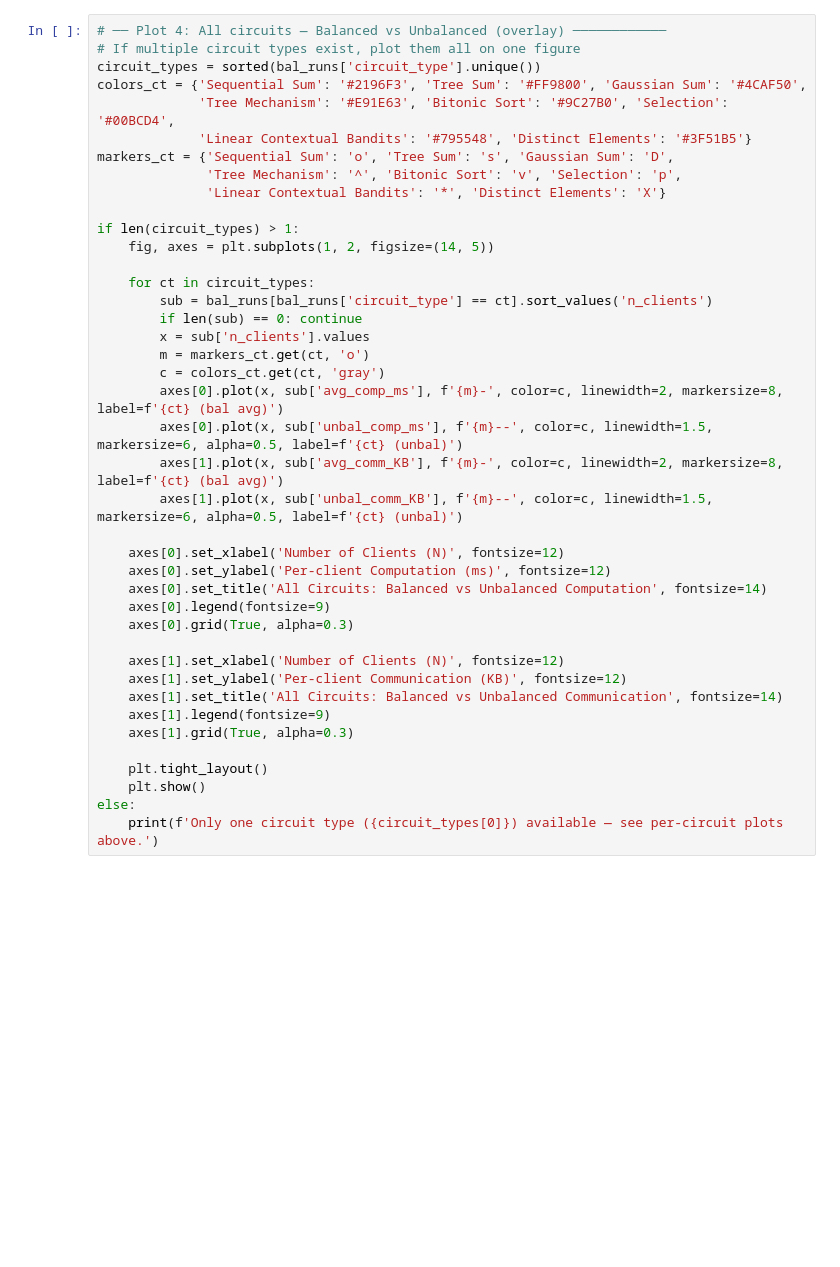
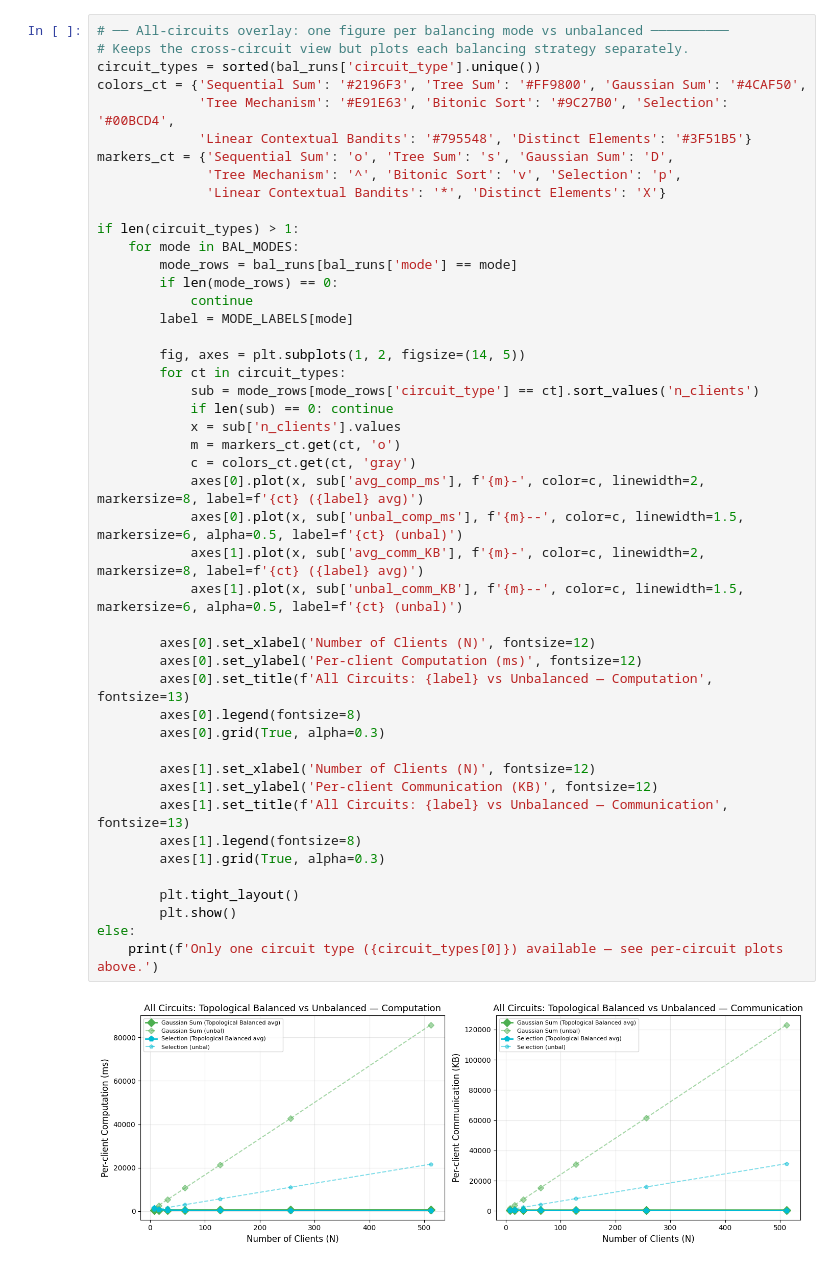
Before and after one commit to stoneboat/shuffle-DP-protocols, a Jupyter notebook: src/are-protocol-network/visualize_network.ipynb, the cells around one changed output. Drawn from its saved outputs; the diff is of its cells as text; blank space fills up the shorter version.

```diff
--- a/src/are-protocol-network/visualize_network.ipynb
+++ b/src/are-protocol-network/visualize_network.ipynb
@@ -201,41 +294,48 @@ for ct in circuit_types:
 # %%
-# ── Plot 4: All circuits — Balanced vs Unbalanced (overlay) ────────────
-# If multiple circuit types exist, plot them all on one figure
+# ── All-circuits overlay: one figure per balancing mode vs unbalanced ──────────
+# Keeps the cross-circuit view but plots each balancing strategy separately.
 circuit_types = sorted(bal_runs['circuit_type'].unique())
 colors_ct = {'Sequential Sum': '#2196F3', 'Tree Sum': '#FF9800', 'Gaussian Sum': '#4CAF50',
              'Tree Mechanism': '#E91E63', 'Bitonic Sort': '#9C27B0', 'Selection': '#00BCD4',
              'Linear Contextual Bandits': '#795548', 'Distinct Elements': '#3F51B5'}
 markers_ct = {'Sequential Sum': 'o', 'Tree Sum': 's', 'Gaussian Sum': 'D',
               'Tree Mechanism': '^', 'Bitonic Sort': 'v', 'Selection': 'p',
               'Linear Contextual Bandits': '*', 'Distinct Elements': 'X'}
 
 if len(circuit_types) > 1:
-    fig, axes = plt.subplots(1, 2, figsize=(14, 5))
+    for mode in BAL_MODES:
+        mode_rows = bal_runs[bal_runs['mode'] == mode]
+        if len(mode_rows) == 0:
+            continue
+        label = MODE_LABELS[mode]
 
-    for ct in circuit_types:
-        sub = bal_runs[bal_runs['circuit_type'] == ct].sort_values('n_clients')
-        if len(sub) == 0: continue
-        x = sub['n_clients'].values
-        m = markers_ct.get(ct, 'o')
-        c = colors_ct.get(ct, 'gray')
-        axes[0].plot(x, sub['avg_comp_ms'], f'{m}-', color=c, linewidth=2, markersize=8, label=f'{ct} (bal avg)')
-        axes[0].plot(x, sub['unbal_comp_ms'], f'{m}--', color=c, linewidth=1.5, markersize=6, alpha=0.5, label=f'{ct} (unbal)')
-        axes[1].plot(x, sub['avg_comm_KB'], f'{m}-', color=c, linewidth=2, markersize=8, label=f'{ct} (bal avg)')
-        axes[1].plot(x, sub['unbal_comm_KB'], f'{m}--', color=c, linewidth=1.5, markersize=6, alpha=0.5, label=f'{ct} (unbal)')
+        fig, axes = plt.subplots(1, 2, figsize=(14, 5))
+        for ct in circuit_types:
+            sub = mode_rows[mode_rows['circuit_type'] == ct].sort_values('n_clients')
+            if len(sub) == 0: continue
+            x = sub['n_clients'].values
+            m = markers_ct.get(ct, 'o')
+            c = colors_ct.get(ct, 'gray')
+            axes[0].plot(x, sub['avg_comp_ms'], f'{m}-', color=c, linewidth=2, markersize=8, label=f'{ct} ({label} avg)')
+            axes[0].plot(x, sub['unbal_comp_ms'], f'{m}--', color=c, linewidth=1.5, markersize=6, alpha=0.5, label=f'{ct} (unbal)')
+            axes[1].plot(x, sub['avg_comm_KB'], f'{m}-', color=c, linewidth=2, markersize=8, label=f'{ct} ({label} avg)')
+            axes[1].plot(x, sub['unbal_comm_KB'], f'{m}--', color=c, linewidth=1.5, markersize=6, alpha=0.5, label=f'{ct} (unbal)')
 
-    axes[0].set_xlabel('Number of Clients (N)', fontsize=12)
-    axes[0].set_ylabel('Per-client Computation (ms)', fontsize=12)
-    axes[0].set_title('All Circuits: Balanced vs Unbalanced Computation', fontsize=14)
-    axes[0].legend(fontsize=9)
-    axes[0].grid(True, alpha=0.3)
+        axes[0].set_xlabel('Number of Clients (N)', fontsize=12)
+        axes[0].set_ylabel('Per-client Computation (ms)', fontsize=12)
+        axes[0].set_title(f'All Circuits: {label} vs Unbalanced — Computation', fontsize=13)
+        axes[0].legend(fontsize=8)
+        axes[0].grid(True, alpha=0.3)
 
-    axes[1].set_xlabel('Number of Clients (N)', fontsize=12)
-    axes[1].set_ylabel('Per-client Communication (KB)', fontsize=12)
-    axes[1].set_title('All Circuits: Balanced vs Unbalanced Communication', fontsize=14)
-    axes[1].legend(fontsize=9)
-    axes[1].grid(True, alpha=0.3)
+        axes[1].set_xlabel('Number of Clients (N)', fontsize=12)
+        axes[1].set_ylabel('Per-client Communication (KB)', fontsize=12)
+        axes[1].set_title(f'All Circuits: {label} vs Unbalanced — Communication', fontsize=13)
+        axes[1].legend(fontsize=8)
+        axes[1].grid(True, alpha=0.3)
 
-    plt.tight_layout()
-    plt.show()
+        plt.tight_layout()
+        plt.show()
 else:
     print(f'Only one circuit type ({circuit_types[0]}) available — see per-circuit plots above.')
+# %% [output]
+[figure, added]
```
Also changed, not shown: parts of 6 cells of this notebook, 4 other files.
